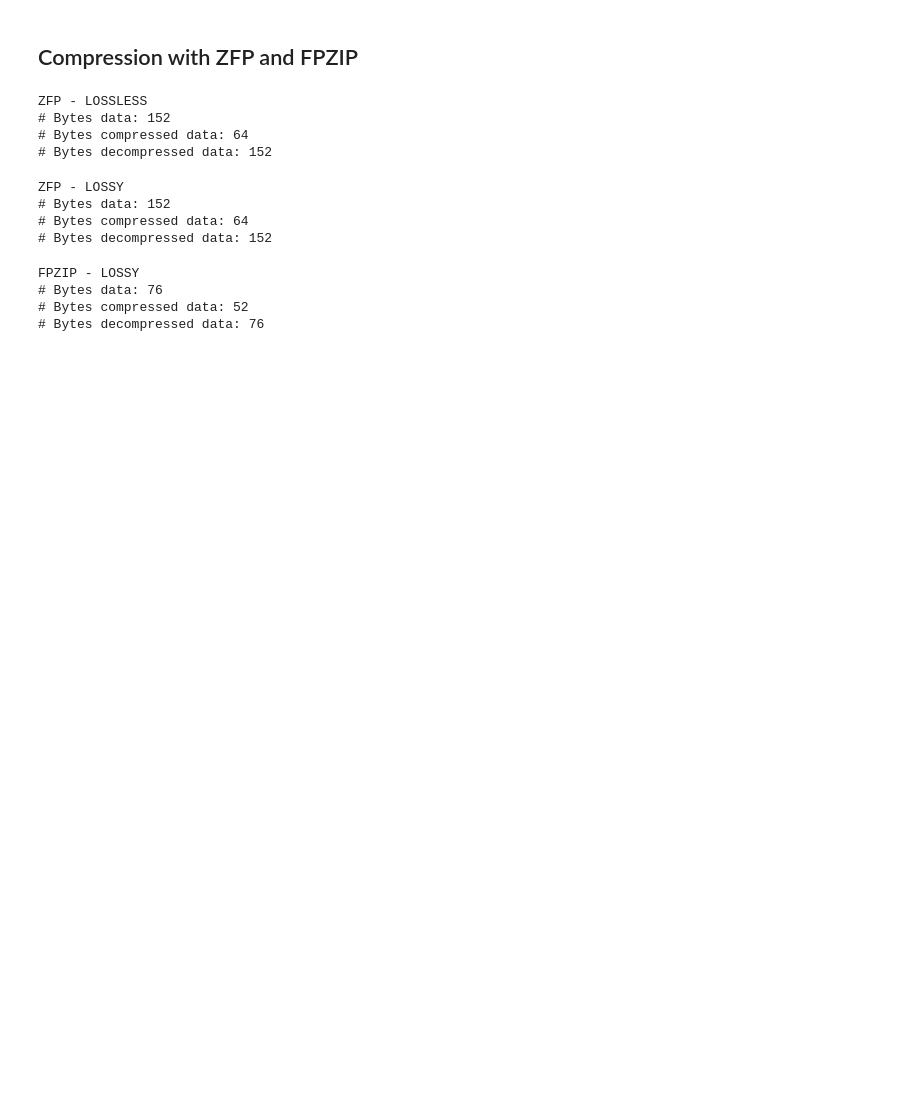
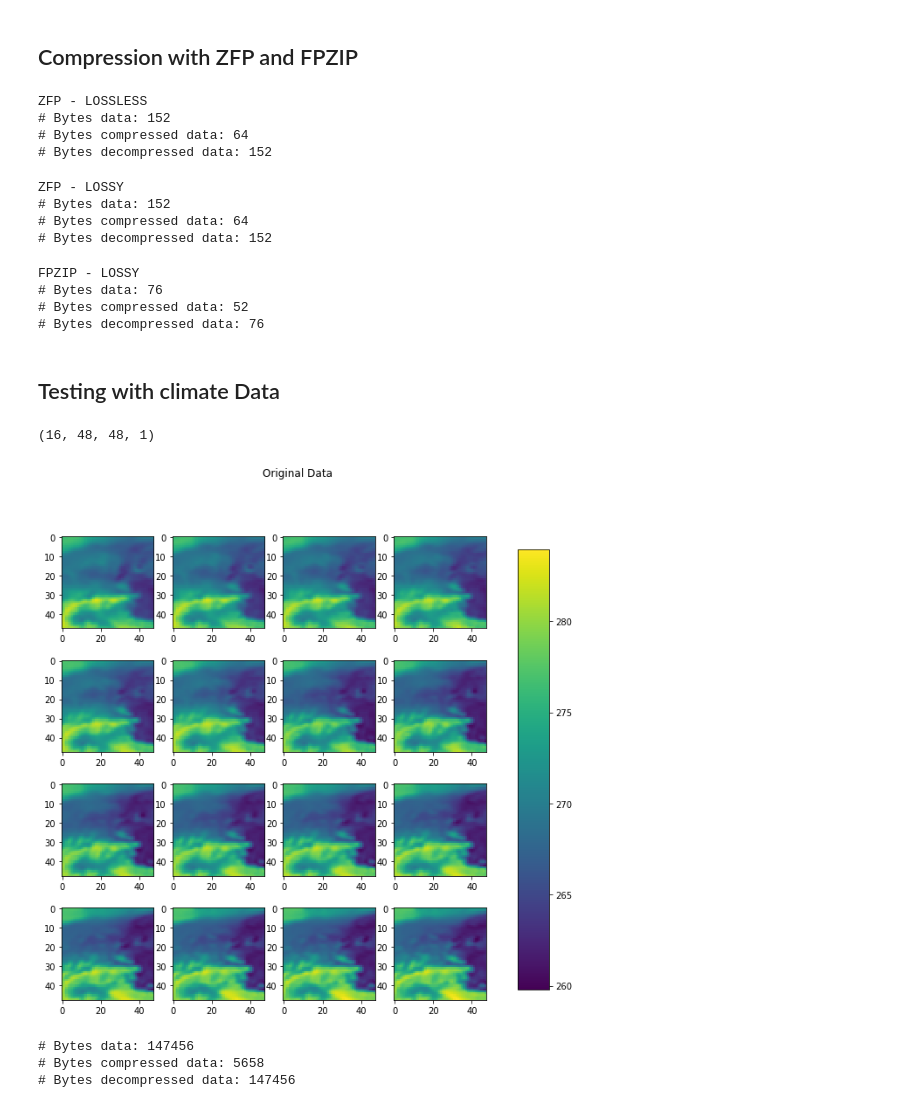
Before and after one commit to SilkeDH/lossy-ml, a Jupyter notebook: notebooks/ZFP_FPZIP_Usage.ipynb, the cells around one changed output. Drawn from its saved outputs; the diff is of its cells as text; code cells hidden in the pictures; blank space fills up the shorter version.

Commit message:
Plot results with fpzip and zfp.

```diff
--- a/notebooks/ZFP_FPZIP_Usage.ipynb
+++ b/notebooks/ZFP_FPZIP_Usage.ipynb
@@ -59,3 +60,19 @@ FPZIP - LOSSY
 # Bytes decompressed data: 76
 # %%
 np.testing.assert_allclose(data, data_again[0,0,0], atol=1e-03)
+# %% [markdown]
+## Testing with climate Data
+# %%
+import xarray as xr
+test = xr.open_mfdataset('/lsdf/kit/scc/projects/abcde/1980/*/ERA5.pl.temperature.nc', combine='by_coords')
+test_data = test.sel(time=slice('1980-01-14T16:00:00','1980-01-15T07:00:00'),level = slice(978,1000), longitude=slice(6,17.75), latitude=slice(55.5,43.75))
+test_data = test_data.transpose('time', 'latitude', 'longitude', 'level')
+test_data = test_data['t'].values
+test_data.shape
+# %% [output]
+(16, 48, 48, 1)
+# %%
+test_data = np.expand_dims(test_data, axis=0)
+mult_plot(test_data, 4, 4, "Original Data", test_data.min(), test_data.max())
+# %% [output]
+[figure, added]
@@ -61,0 +82,8 @@ np.testing.assert_allclose(data, data_again[0,0,0], atol=1e-03)
+# %%
+print("# Bytes data:", test_data.nbytes)
+print("# Bytes compressed data:", len(compressed_bytes))
+print("# Bytes decompressed data:", data_again.nbytes)
+# %% [output]
+# Bytes data: 147456
+# Bytes compressed data: 5658
+# Bytes decompressed data: 147456
```
Also changed, not shown: parts of 8 cells of this notebook, 1 other file.
